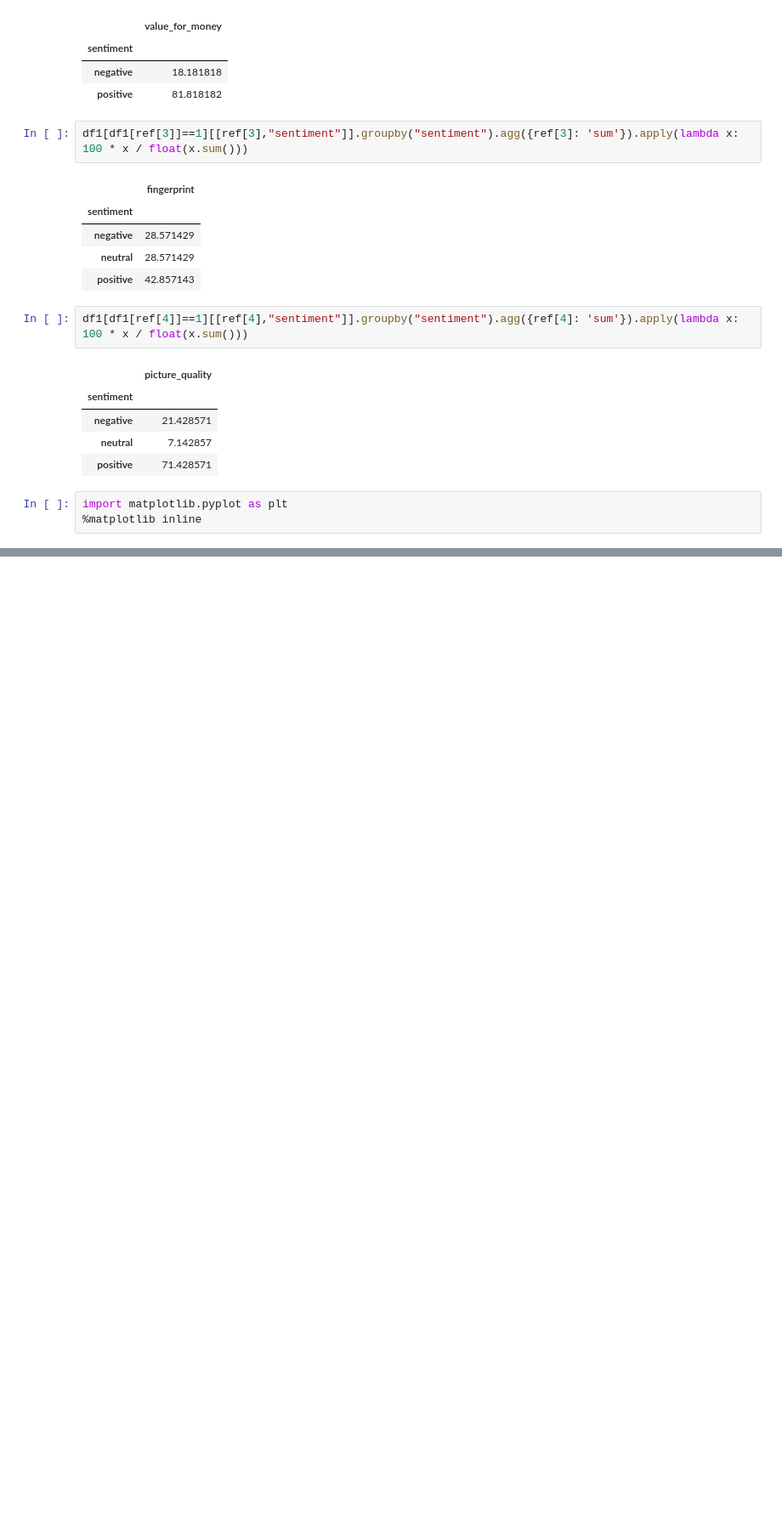
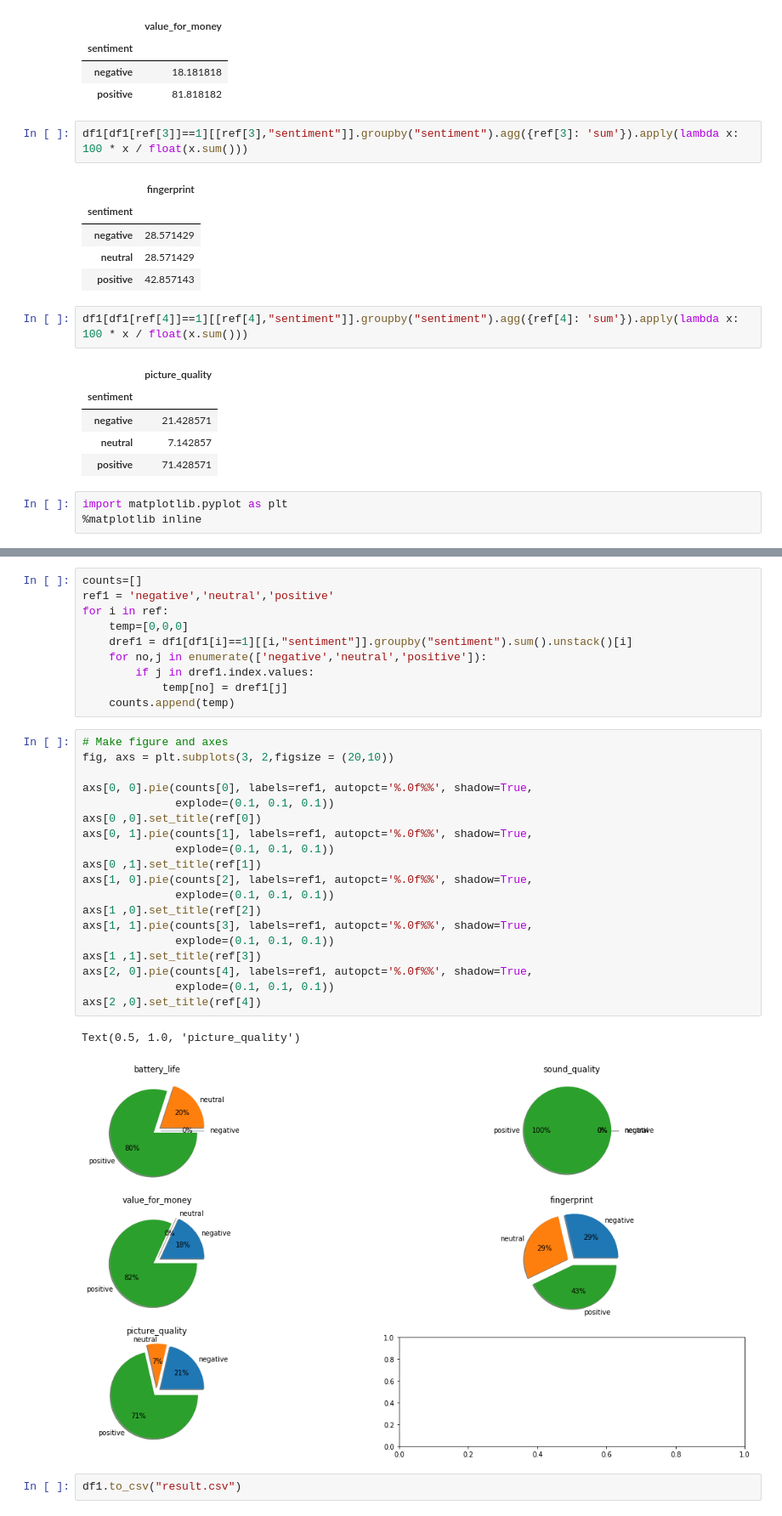
Before and after one commit to Sahajgithub/amazon_reviews, a Jupyter notebook: sentiment_class.ipynb, the cells around one changed output, grey strips where cells are left out. Shown: that part at 85% size. Saved outputs shown, nothing was run; the diff lists cells and outputs as text; blank space fills up the shorter version.

```diff
--- a/sentiment_class.ipynb
+++ b/sentiment_class.ipynb
@@ -124,3 +124,37 @@ ax1.axis('equal')  # Equal aspect ratio ensures that pie is drawn as a circle.
 plt.show()
 # %% [output]
 [figure]
+# %%
+counts=[]
+ref1 = 'negative','neutral','positive'
+for i in ref:
+    temp=[0,0,0]
+    dref1 = df1[df1[i]==1][[i,"sentiment"]].groupby("sentiment").sum().unstack()[i]
+    for no,j in enumerate(['negative','neutral','positive']):
+        if j in dref1.index.values:
+            temp[no] = dref1[j]
+    counts.append(temp)
+# %%
+# Make figure and axes
+fig, axs = plt.subplots(3, 2,figsize = (20,10))
+
+axs[0, 0].pie(counts[0], labels=ref1, autopct='%.0f%%', shadow=True,
+              explode=(0.1, 0.1, 0.1))
+axs[0 ,0].set_title(ref[0])
+axs[0, 1].pie(counts[1], labels=ref1, autopct='%.0f%%', shadow=True,
+              explode=(0.1, 0.1, 0.1))
+axs[0 ,1].set_title(ref[1])
+axs[1, 0].pie(counts[2], labels=ref1, autopct='%.0f%%', shadow=True,
+              explode=(0.1, 0.1, 0.1))
+axs[1 ,0].set_title(ref[2])
+axs[1, 1].pie(counts[3], labels=ref1, autopct='%.0f%%', shadow=True,
+              explode=(0.1, 0.1, 0.1))
+axs[1 ,1].set_title(ref[3])
+axs[2, 0].pie(counts[4], labels=ref1, autopct='%.0f%%', shadow=True,
+              explode=(0.1, 0.1, 0.1))
+axs[2 ,0].set_title(ref[4])
+# %% [output]
+Text(0.5, 1.0, 'picture_quality')
+[figure, added]
+# %%
+df1.to_csv("result.csv")
```
Also changed, not shown: parts of 1 cell of this notebook, 1 other file.
